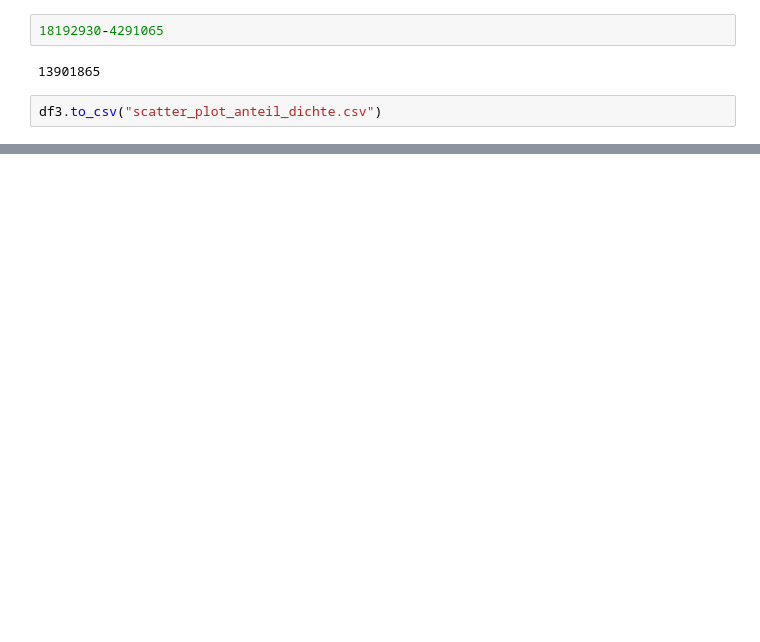
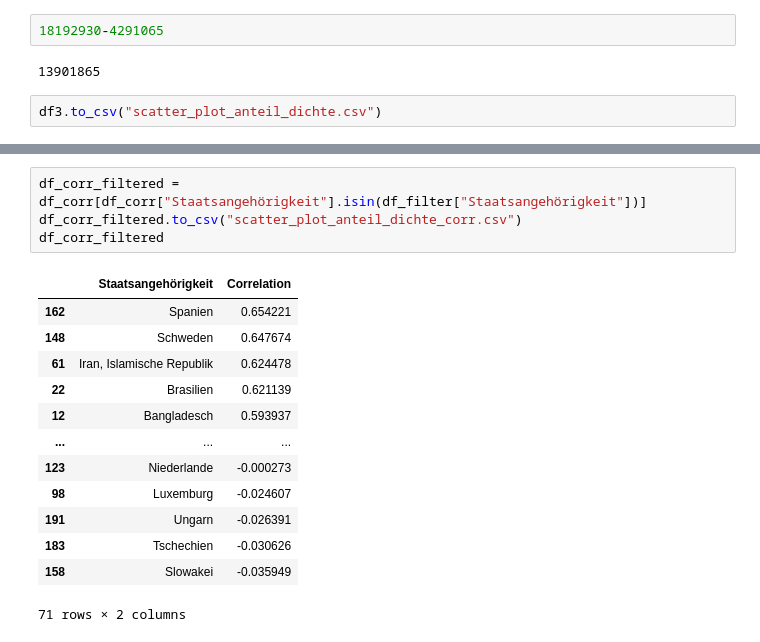
Before and after one commit to Antonijatzele/DSI_Abschlussprojekt, a Jupyter notebook: Daten/Migration/Auslaender_Anteil.ipynb, the cells around one changed output, grey strips where cells are left out. Cells and saved outputs as stored; diff of their text form; blank space fills up the shorter version.

```diff
--- a/Daten/Migration/Auslaender_Anteil.ipynb
+++ b/Daten/Migration/Auslaender_Anteil.ipynb
@@ -125,0 +153,18 @@ df3.to_csv("scatter_plot_anteil_dichte.csv")
+# %%
+df_corr_filtered = df_corr[df_corr["Staatsangehörigkeit"].isin(df_filter["Staatsangehörigkeit"])]
+df_corr_filtered.to_csv("scatter_plot_anteil_dichte_corr.csv")
+df_corr_filtered
+# %% [output]
+|  | Staatsangehörigkeit | Correlation |
+| 162 | Spanien | 0.654221 |
+| 148 | Schweden | 0.647674 |
+| 61 | Iran, Islamische Republik | 0.624478 |
+| 22 | Brasilien | 0.621139 |
+| 12 | Bangladesch | 0.593937 |
+| ... | ... | ... |
+| 123 | Niederlande | -0.000273 |
+| 98 | Luxemburg | -0.024607 |
+| 191 | Ungarn | -0.026391 |
+| 183 | Tschechien | -0.030626 |
+| 158 | Slowakei | -0.035949 |
+71 rows × 2 columns
```
Also changed, not shown: parts of 7 cells of this notebook, 6 other files.
